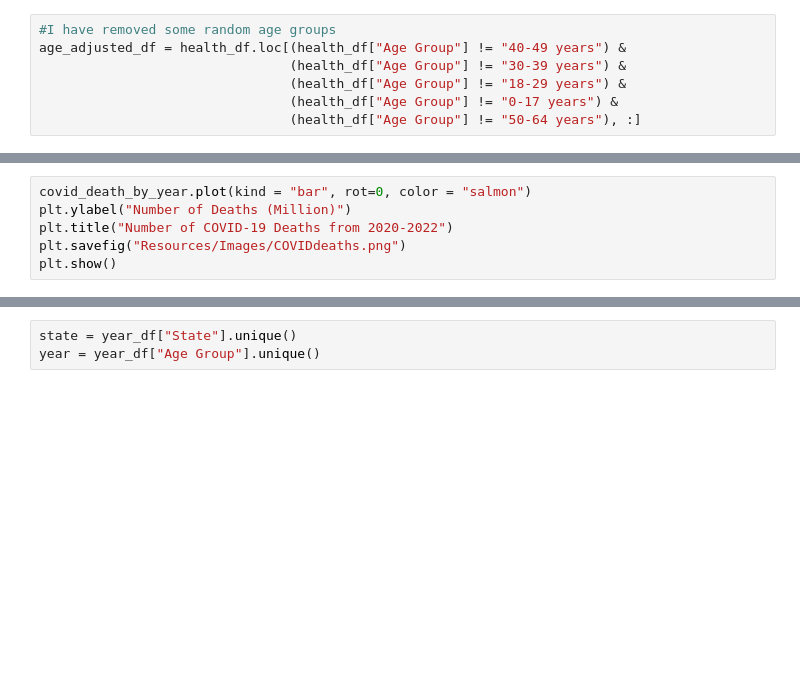
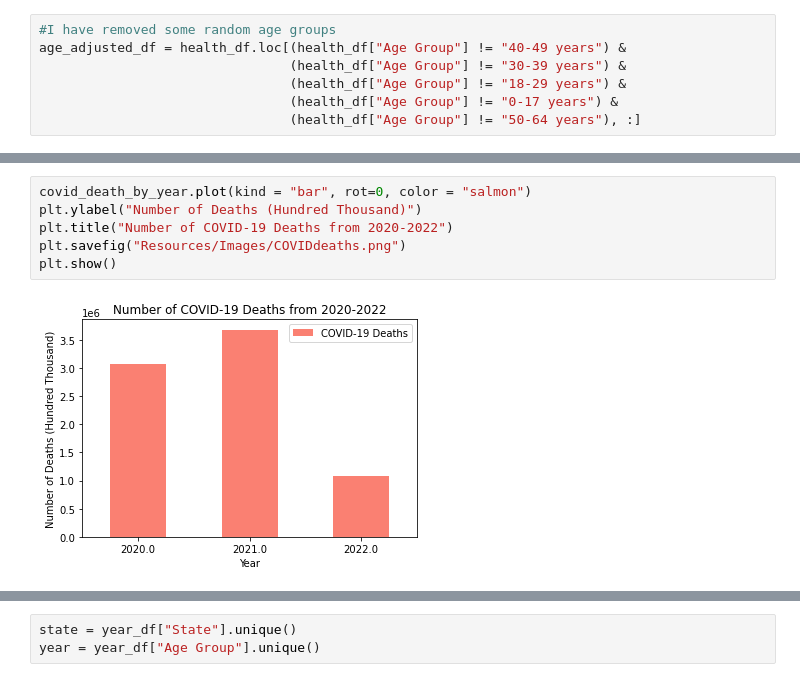
Before and after one commit to valputla/InfectionDataAnalysis, a Jupyter notebook: Lindsey.ipynb, the cells around one changed output, grey strips where cells are left out. Saved outputs shown, nothing was run; the diff lists cells and outputs as text; blank space fills up the shorter version.

Commit message:
Y axis fixed to match 3 comparative graphs

```diff
--- a/Lindsey.ipynb
+++ b/Lindsey.ipynb
@@ -130,9 +211,11 @@ covid_death_by_year
 # %%
 covid_death_by_year.plot(kind = "bar", rot=0, color = "salmon")
-plt.ylabel("Number of Deaths (Million)")
+plt.ylabel("Number of Deaths (Hundred Thousand)")
 plt.title("Number of COVID-19 Deaths from 2020-2022")
 plt.savefig("Resources/Images/COVIDdeaths.png")
 plt.show()
+# %% [output]
+[figure, added]
 # %%
 flu_death_by_year = month_df.loc[:, ["Year", "Influenza Deaths"]]
 flu_death_by_year = flu_death_by_year.groupby("Year").sum()
```
Also changed, not shown: parts of 24 cells of this notebook, 5 other files.
